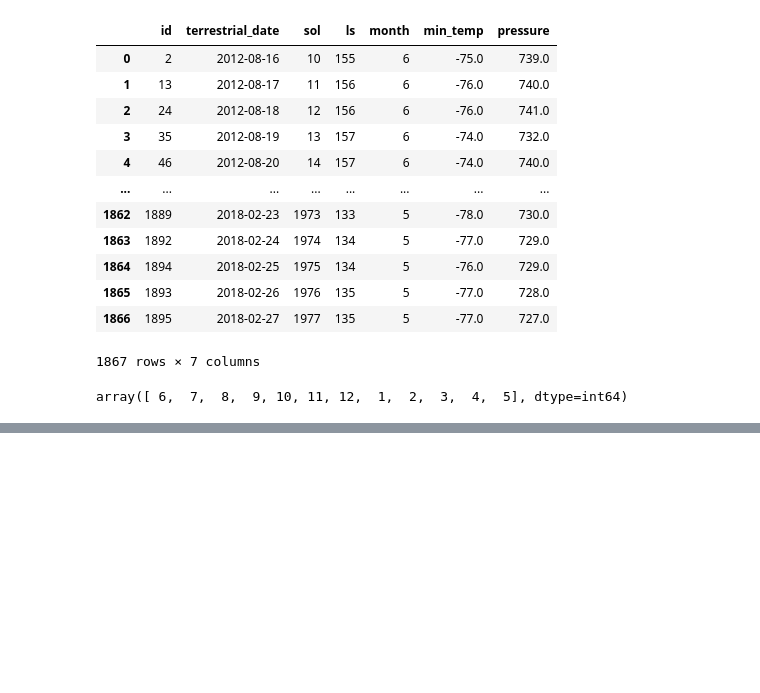
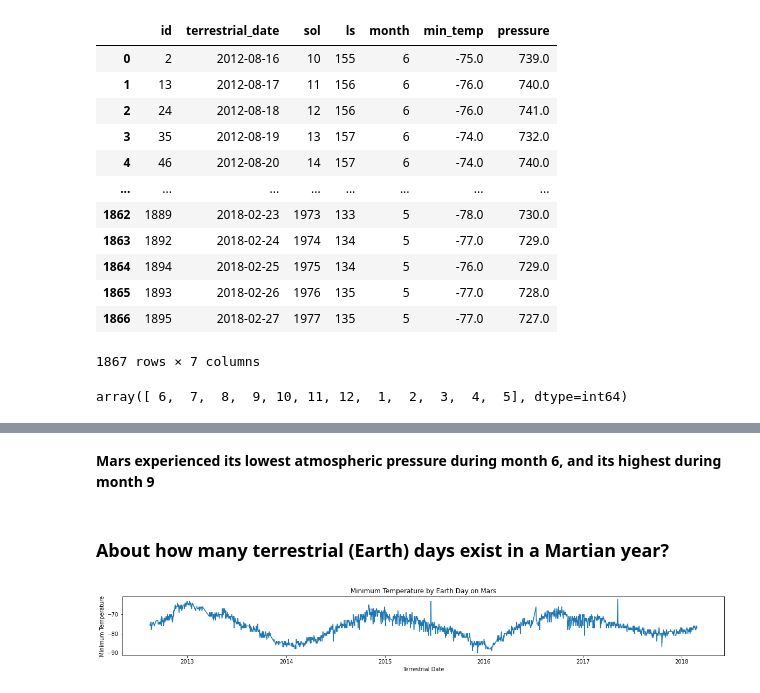
Before and after one commit to amudd10/Web-Scraping-Challenge, a Jupyter notebook: mars_data_challenge_part_2.ipynb, the cells around one changed output, grey strips where cells are left out. Drawn from its saved outputs; the diff is of its cells as text; code cells hidden in the pictures; blank space fills up the shorter version.

```diff
--- a/mars_data_challenge_part_2.ipynb
+++ b/mars_data_challenge_part_2.ipynb
@@ -110,0 +168,13 @@ array([ 6,  7,  8,  9, 10, 11, 12,  1,  2,  3,  4,  5], dtype=int64)
+# %% [markdown]
+**Mars experienced its lowest atmospheric pressure during month 6, and its highest during month 9**
+# %% [markdown]
+### About how many terrestrial (Earth) days exist in a Martian year?
+# %%
+plt.figure(figsize=(20,2))
+plt.plot(mars_df["terrestrial_date"], mars_df["min_temp"])
+plt.xlabel("Terrestrial Date")
+plt.ylabel("Minimum Temperature")
+plt.title("Minimum Temperature by Earth Day on Mars")
+plt.show()
+# %% [output]
+[figure, added]
```
Also changed, not shown: parts of 9 cells of this notebook, 1 other file.
